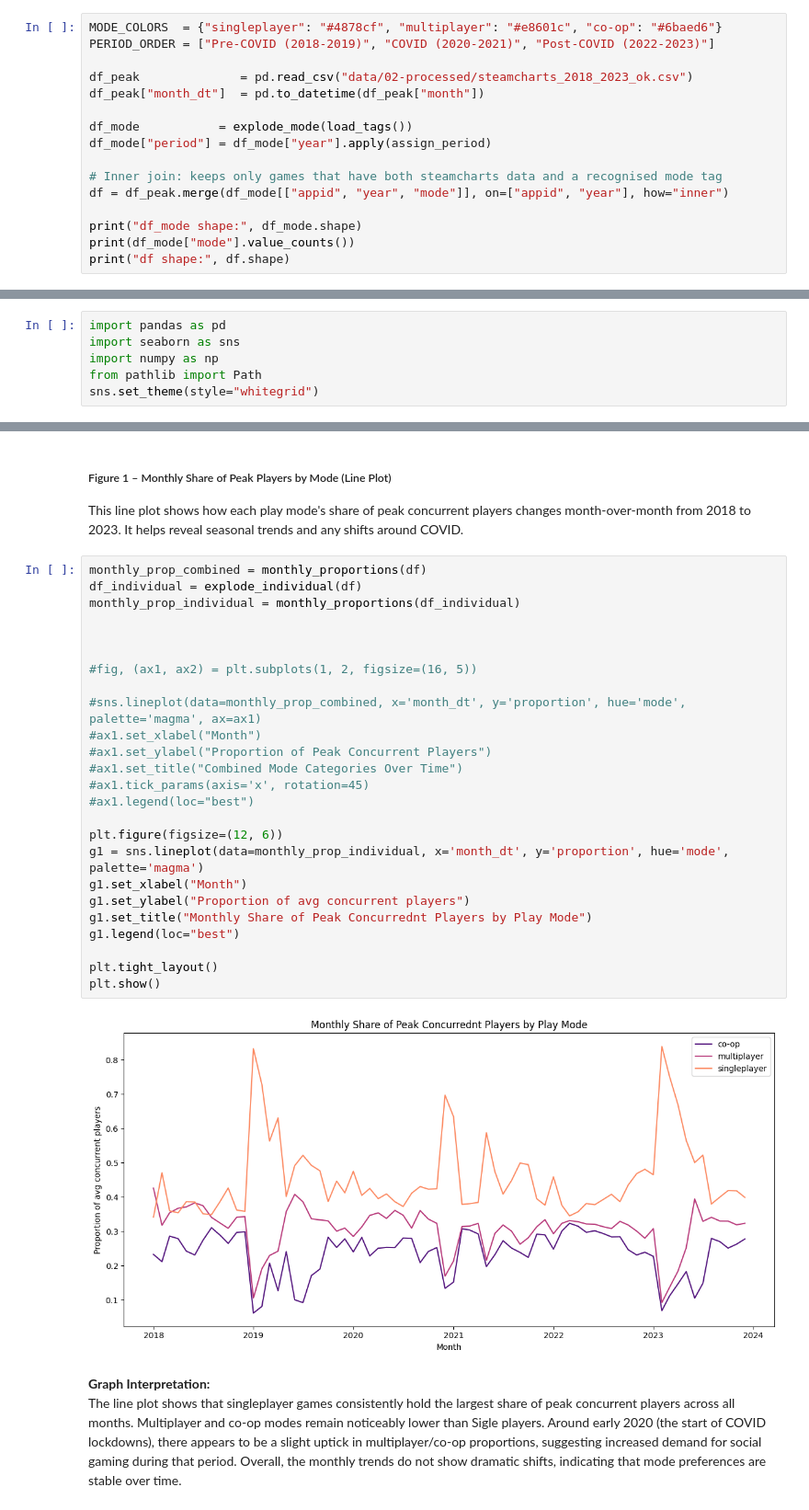
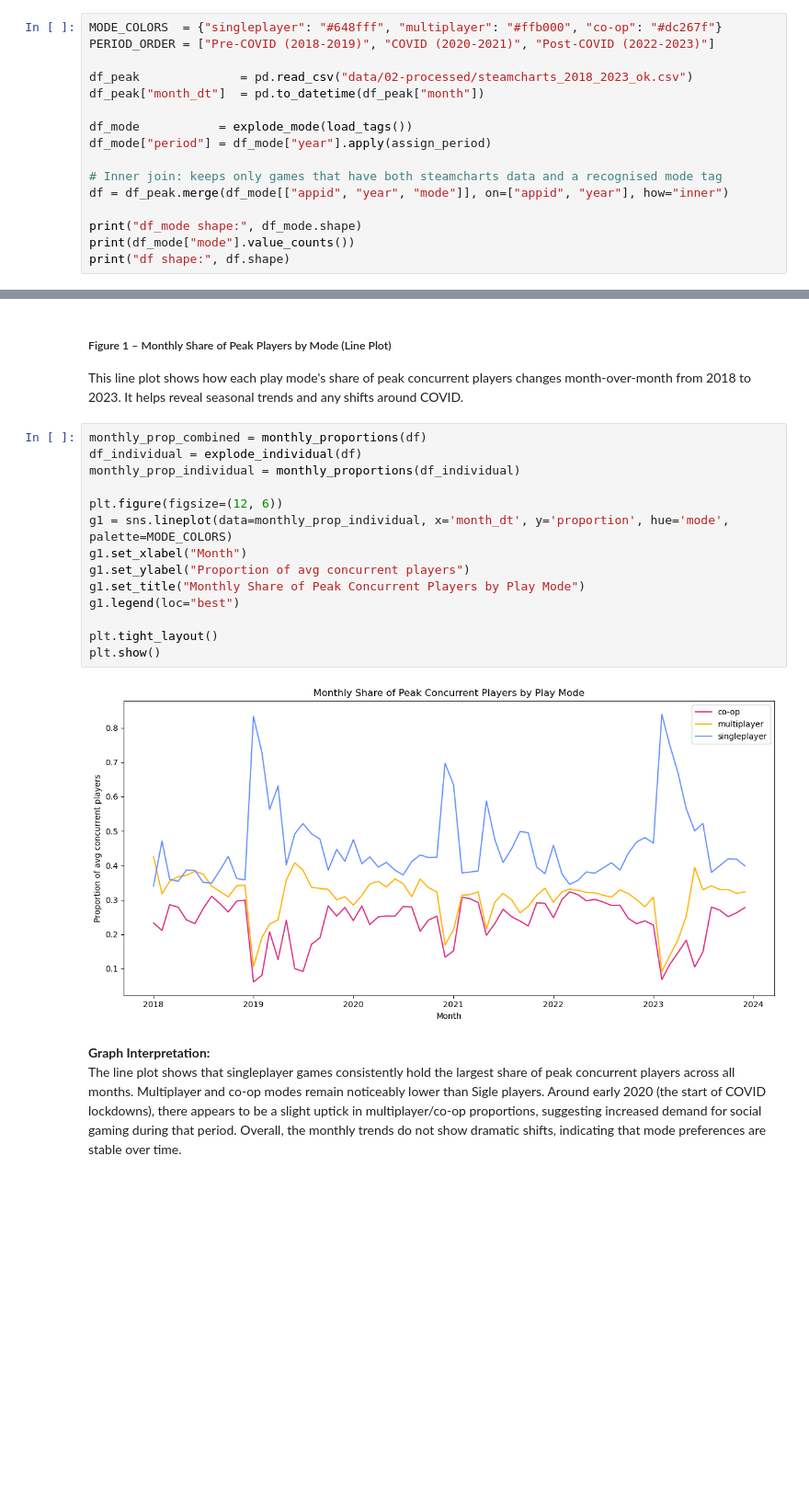
Before and after one commit to COGS108/Group038_WI26, a Jupyter notebook: 02-EDACheckpoint.ipynb, the cells around one changed output, grey strips where cells are left out. Shown at 92% size. Saved outputs shown, nothing was run; the diff lists cells and outputs as text; blank space fills up the shorter version.

```diff
--- a/02-EDACheckpoint.ipynb
+++ b/02-EDACheckpoint.ipynb
@@ -401,7 +566,7 @@ def assign_period(year):
     else:
         return "Post-COVID (2022-2023)"
 # %%
-MODE_COLORS  = {"singleplayer": "#4878cf", "multiplayer": "#e8601c", "co-op": "#6baed6"}
+MODE_COLORS  = {"singleplayer": "#648fff", "multiplayer": "#ffb000", "co-op": "#dc267f"}
 PERIOD_ORDER = ["Pre-COVID (2018-2019)", "COVID (2020-2021)", "Post-COVID (2022-2023)"]
 
 df_peak              = pd.read_csv("data/02-processed/steamcharts_2018_2023_ok.csv")
@@ -597,9 +752,3 @@ This is where the trends are most evident there is a clear decline in the multip
 - post-COIVD: 2022-2023
 
 **Important note:** Play mode tags are not mutually exclusive (a game can be both multiplayer and co-op). We "explode" tags so games can appear in multiple modes. Because of this, mode totals should not be interpreted as disjoint categories—proportions/comparisons are the most meaningful view.
-# %%
-import pandas as pd
-import seaborn as sns
-import numpy as np
-from pathlib import Path
-sns.set_theme(style="whitegrid")
@@ -883,30 +1029,19 @@ This line plot shows how each play mode's share of peak concurrent players chang
 # %%
 monthly_prop_combined = monthly_proportions(df)
 df_individual = explode_individual(df)
 monthly_prop_individual = monthly_proportions(df_individual)
 
-
-
-#fig, (ax1, ax2) = plt.subplots(1, 2, figsize=(16, 5))
-
-#sns.lineplot(data=monthly_prop_combined, x='month_dt', y='proportion', hue='mode', palette='magma', ax=ax1)
-#ax1.set_xlabel("Month")
-#ax1.set_ylabel("Proportion of Peak Concurrent Players")
-#ax1.set_title("Combined Mode Categories Over Time")
-#ax1.tick_params(axis='x', rotation=45)
-#ax1.legend(loc="best")
-
 plt.figure(figsize=(12, 6))
-g1 = sns.lineplot(data=monthly_prop_individual, x='month_dt', y='proportion', hue='mode', palette='magma')
+g1 = sns.lineplot(data=monthly_prop_individual, x='month_dt', y='proportion', hue='mode', palette=MODE_COLORS)
 g1.set_xlabel("Month")
 g1.set_ylabel("Proportion of avg concurrent players")
-g1.set_title("Monthly Share of Peak Concurrednt Players by Play Mode")
+g1.set_title("Monthly Share of Peak Concurrent Players by Play Mode")
 g1.legend(loc="best")
 
 plt.tight_layout()
 plt.show()
 # %% [output]
-[figure, old version]
+[figure, new version]
 # %% [markdown]
 **Graph Interpretation:**\
 The line plot shows that singleplayer games consistently hold the largest share of peak concurrent players across all months. Multiplayer and co-op modes remain noticeably lower than Sigle players. Around early 2020 (the start of COVID lockdowns), there appears to be a slight uptick in multiplayer/co-op proportions, suggesting increased demand for social gaming during that period. Overall, the monthly trends do not show dramatic shifts, indicating that mode preferences are stable over time.
```
Also changed, not shown: parts of 39 cells of this notebook.
